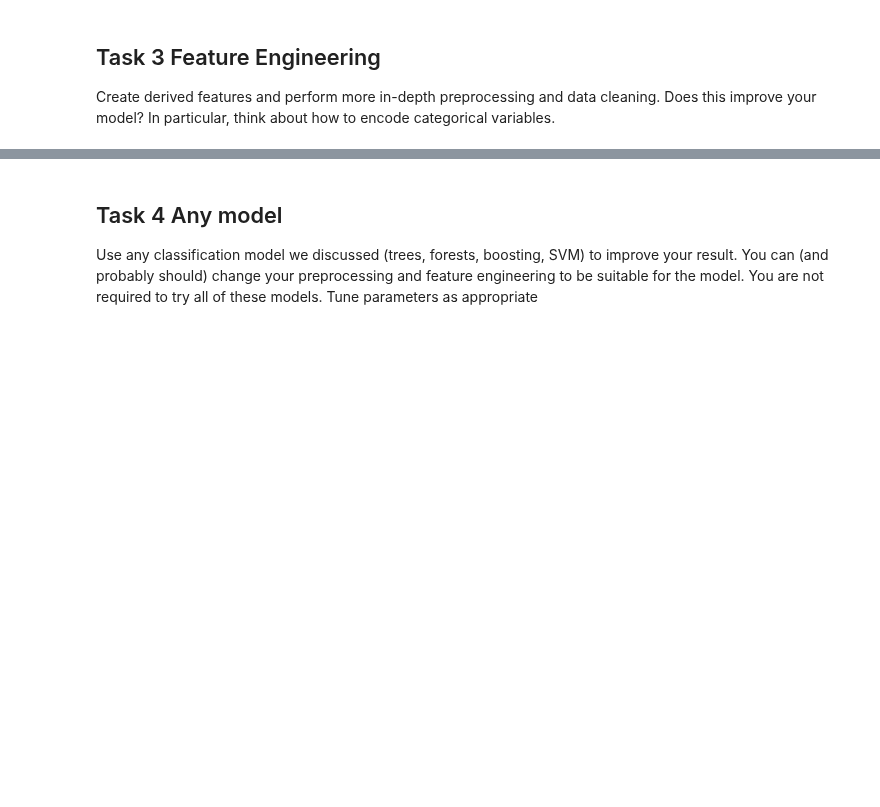
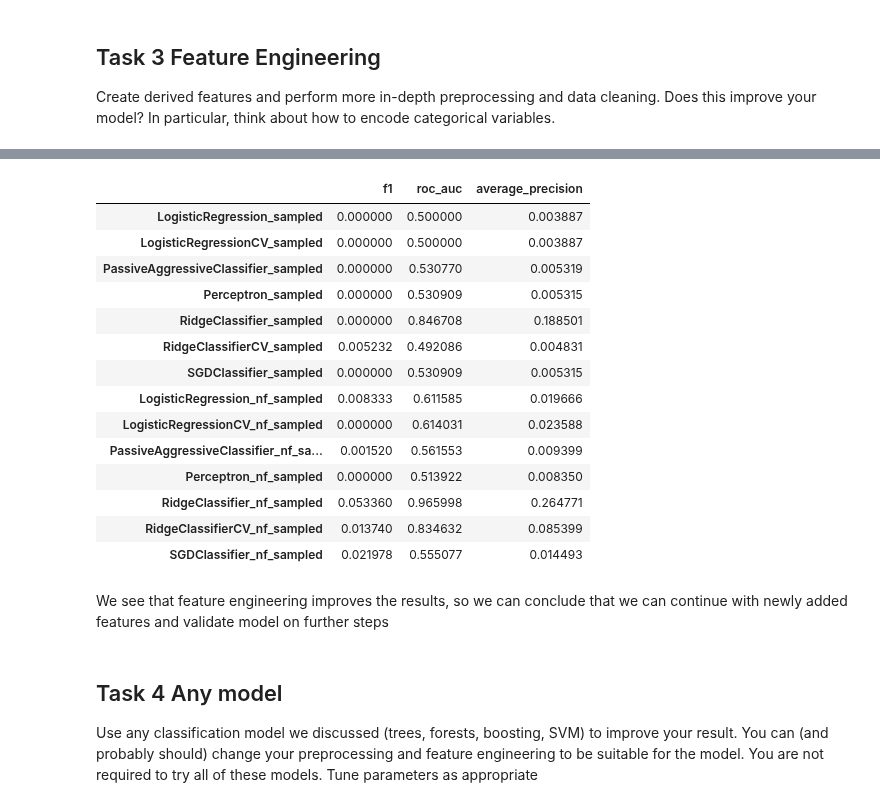
Before and after one commit to sashaaKr/master-of-science, a Jupyter notebook: semester_2/Advanced_Topics_in_Machine_Learning/assignment_2/Advanced Machine Learning - HW #2.ipynb, the cells around one changed output, grey strips where cells are left out. Drawn from its saved outputs; the diff is of its cells as text; code cells hidden in the pictures; blank space fills up the shorter version.

Commit message:
till step 4

```diff
--- a/semester_2/Advanced_Topics_in_Machine_Learning/assignment_2/Advanced Machine Learning - HW #2.ipynb
+++ b/semester_2/Advanced_Topics_in_Machine_Learning/assignment_2/Advanced Machine Learning - HW #2.ipynb
@@ -216,0 +325,2 @@ Create a simple minimum viable model by doing an initial selection of features,
+# %%
+scores_df = pd.DataFrame(dtype=float)
@@ -220,3 +696,23 @@ Create derived features and perform more in-depth preprocessing and data cleanin
+# %%
+scores_df
+# %% [output]
+|  | f1 | roc_auc | average_precision |
+| LogisticRegression_sampled | 0.000000 | 0.500000 | 0.003887 |
+| LogisticRegressionCV_sampled | 0.000000 | 0.500000 | 0.003887 |
+| PassiveAggressiveClassifier_sampled | 0.000000 | 0.530770 | 0.005319 |
+| Perceptron_sampled | 0.000000 | 0.530909 | 0.005315 |
+| RidgeClassifier_sampled | 0.000000 | 0.846708 | 0.188501 |
+| RidgeClassifierCV_sampled | 0.005232 | 0.492086 | 0.004831 |
+| SGDClassifier_sampled | 0.000000 | 0.530909 | 0.005315 |
+| LogisticRegression_nf_sampled | 0.008333 | 0.611585 | 0.019666 |
+| LogisticRegressionCV_nf_sampled | 0.000000 | 0.614031 | 0.023588 |
+| PassiveAggressiveClassifier_nf_sa... | 0.001520 | 0.561553 | 0.009399 |
+| Perceptron_nf_sampled | 0.000000 | 0.513922 | 0.008350 |
+| RidgeClassifier_nf_sampled | 0.053360 | 0.965998 | 0.264771 |
+| RidgeClassifierCV_nf_sampled | 0.013740 | 0.834632 | 0.085399 |
+| SGDClassifier_nf_sampled | 0.021978 | 0.555077 | 0.014493 |
+# %% [markdown]
+We see that feature engineering improves the results, so we can conclude that we can continue with newly added features and validate model on further steps
 # %% [markdown]
 ## Task 4 Any model
 Use any classification model we discussed (trees, forests, boosting, SVM) to improve your result. You can (and probably should) change your preprocessing and feature engineering to be suitable for the model. You are not required to try all of these models. Tune parameters as appropriate
```
Also changed, not shown: parts of 28 cells of this notebook.
